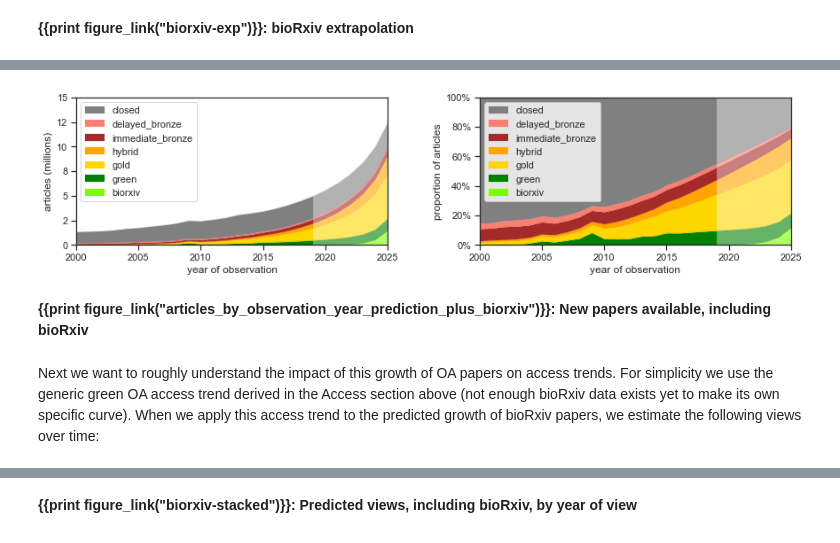
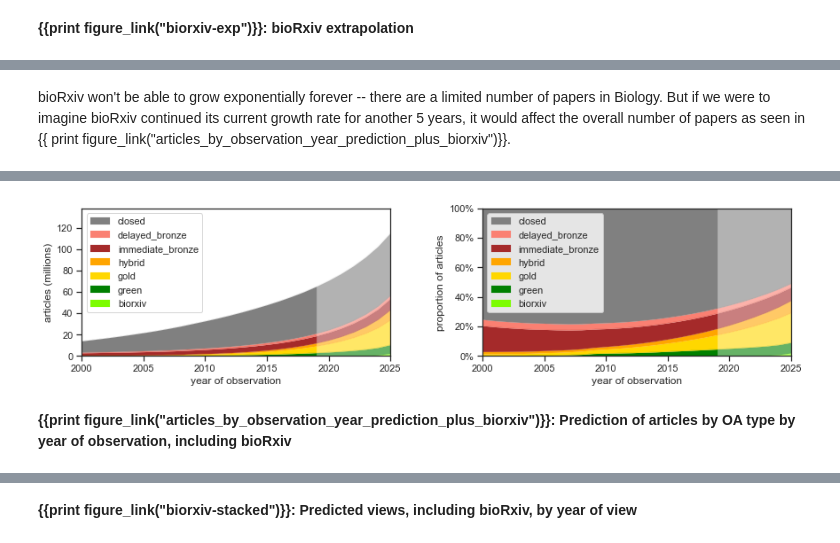
Before and after one commit to ourresearch/future-oa, a Jupyter notebook: manuscript.ipynb, the cells around one changed output, grey strips where cells are left out. Drawn from its saved outputs; the diff is of its cells as text; code cells hidden in the pictures.

```diff
--- a/manuscript.ipynb
+++ b/manuscript.ipynb
@@ -825,9 +831,12 @@ def plot_area_and_proportion(df, color_type, start_year, end_year, divide_year,
     plt.subplots_adjust(hspace=1)
 
     all_data_pivot_graph = all_data_pivot
+    ylabel = "articles (millions)"
     if fancy=="cumulative":
+        ylabel = "cumulative articles (millions)"
         all_data_pivot_graph = all_data_pivot_graph.cumsum(0)
     elif fancy=="diff":
+        ylabel = "newly available articles (millions)"
         all_data_pivot_graph = all_data_pivot_graph.diff()
     all_data_pivot_graph = all_data_pivot_graph.loc[all_data_pivot_graph.index > 1950]
     all_data_pivot_graph = all_data_pivot_graph.loc[all_data_pivot_graph.index <= end_year]
@@ -841,7 +850,7 @@ def plot_area_and_proportion(df, color_type, start_year, end_year, divide_year,
     ax1.xaxis.set_major_formatter(mpl.ticker.StrMethodFormatter('{x:.0f}'))
     ax1.yaxis.set_major_formatter(mpl.ticker.FuncFormatter(lambda y, pos: '{0:,.0f}'.format(y/(1000*1000.0))))
     ax1.set_xlabel(xlabel)
-    ax1.set_ylabel("articles (millions)")
+    ax1.set_ylabel(ylabel)
     ax1.set_xlim(start_year, end_year)
     ax1.set_ylim(0, 1.2*max(all_data_pivot_graph.sum(1)))
 #     ax1.set_title("Number of papers");
@@ -862,6 +871,7 @@ def plot_area_and_proportion(df, color_type, start_year, end_year, divide_year,
     handles, labels = my_plot.get_legend_handles_labels(); my_plot.legend(reversed(handles[0:len(my_colors)]), reversed(labels[0:len(my_colors)]), loc='upper left');  # reverse to keep order consistent
 
     plt.tight_layout(pad=.5, w_pad=4, h_pad=2.0)
+    return (all_data_pivot_graph, df_diff_proportional)
 # %%
 # plot graphs duplicate new
 
@@ -2133,3 +2263,5 @@ Here's how this affects all papers:
+# %% [markdown]
+bioRxiv won't be able to grow exponentially forever -- there are a limited number of papers in Biology.  But if we were to imagine bioRxiv continued its current growth rate for another 5 years, it would affect the overall number of papers as seen in {{ print figure_link("articles_by_observation_year_prediction_plus_biorxiv")}}.
 # %%
 all_predicted_papers_future_plus_biorxiv = all_predicted_papers_future.copy()
 
@@ -2138,7 +2270,6 @@ biorxiv_predicted_papers["graph_type"] = "biorxiv"
 
 all_predicted_papers_future_plus_biorxiv = all_predicted_papers_future_plus_biorxiv.append(biorxiv_predicted_papers)
 
-register_new_figure("articles_by_observation_year_prediction_plus_biorxiv");
 
 articles_by_obs_year_df_plus_biorxiv = all_predicted_papers_future_plus_biorxiv.copy()
 articles_by_obs_year_df_plus_biorxiv = articles_by_obs_year_df_plus_biorxiv.rename(
@@ -2146,6 +2277,5 @@ articles_by_obs_year_df_plus_biorxiv = articles_by_obs_year_df_plus_biorxiv.rena
 plot_area_and_proportion(articles_by_obs_year_df_plus_biorxiv,
                          "standard_plus_biorxiv",
                          2000, 2025, 2018,
-                         xlabel="year of observation",
-                         fancy="diff")
+                         xlabel="year of observation");
 # %% [output]
@@ -2153,5 +2282,3 @@ plot_area_and_proportion(articles_by_obs_year_df_plus_biorxiv,
-[figure, old version]
+[figure, new version]
 # %% [markdown]
-**{{print figure_link("articles_by_observation_year_prediction_plus_biorxiv")}}: New papers available, including bioRxiv**
+**{{print figure_link("articles_by_observation_year_prediction_plus_biorxiv")}}: Prediction of articles by OA type by year of observation, including bioRxiv**
-# %% [markdown]
-Next we want to roughly understand the impact of this growth of OA papers on access trends. For simplicity we use the generic green OA access trend derived in the Access section above (not enough bioRxiv data exists yet to make its own specific curve). When we apply this access trend to the predicted growth of bioRxiv papers, we estimate the following views over time:
```
Also changed, not shown: parts of 82 cells of this notebook, 1 other file.
